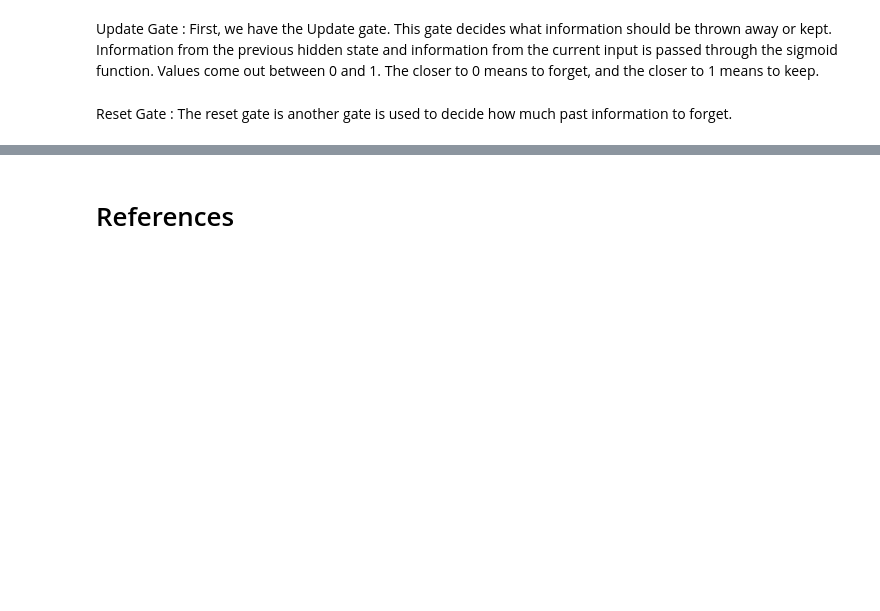
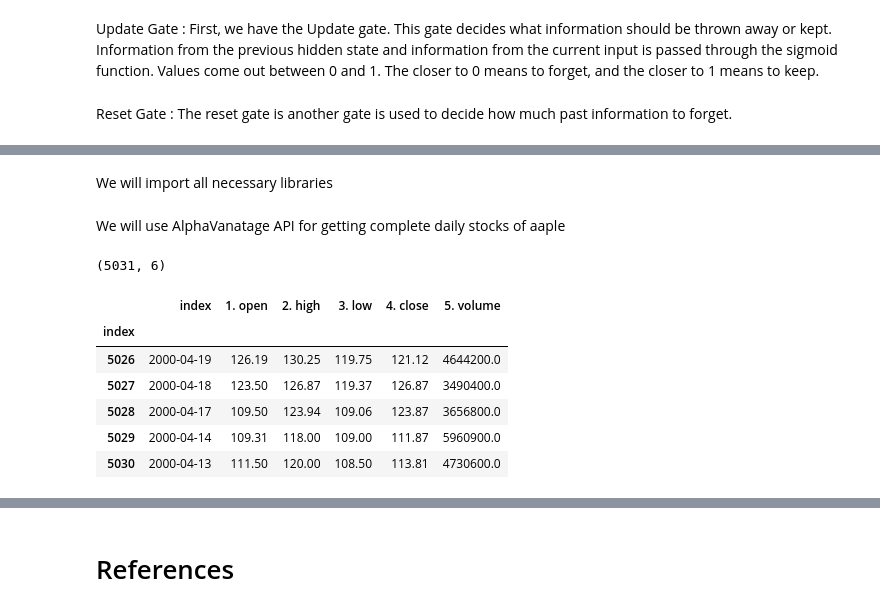
Before and after one commit to ikyath/RNN_Introduction_Fundamentals, a Jupyter notebook: RNN_Theory.ipynb, the cells around one changed output, grey strips where cells are left out. Saved outputs shown, nothing was run; the diff lists cells and outputs as text; code cells hidden in the pictures; blank space fills up the shorter version.

```diff
--- a/RNN_Theory.ipynb
+++ b/RNN_Theory.ipynb
@@ -61,0 +66,2 @@ The reset gate is another gate is used to decide how much past information to fo
+# %% [markdown]
+We will import all necessary libraries
@@ -61,0 +73,2 @@ The reset gate is another gate is used to decide how much past information to fo
+# %% [markdown]
+We will use AlphaVanatage API for getting complete daily stocks of aaple
@@ -61,0 +77,18 @@ The reset gate is another gate is used to decide how much past information to fo
+# %%
+from alpha_vantage.timeseries import TimeSeries
+from pprint import pprint
+ts = TimeSeries(key='5W7LO5BBKDO63VCC', output_format='pandas',indexing_type='integer')
+data_set, meta_data = ts.get_daily(symbol='AAPL', outputsize='full')
+print(data_set.shape)
+# %% [output]
+(5031, 6)
+# %%
+data_set.tail()
+# %% [output]
+|  | index | 1. open | 2. high | 3. low | 4. close | 5. volume |
+| index |  |  |  |  |  |  |
+| 5026 | 2000-04-19 | 126.19 | 130.25 | 119.75 | 121.12 | 4644200.0 |
+| 5027 | 2000-04-18 | 123.50 | 126.87 | 119.37 | 126.87 | 3490400.0 |
+| 5028 | 2000-04-17 | 109.50 | 123.94 | 109.06 | 123.87 | 3656800.0 |
+| 5029 | 2000-04-14 | 109.31 | 118.00 | 109.00 | 111.87 | 5960900.0 |
+| 5030 | 2000-04-13 | 111.50 | 120.00 | 108.50 | 113.81 | 4730600.0 |
```
Also changed, not shown: parts of 7 cells of this notebook.
